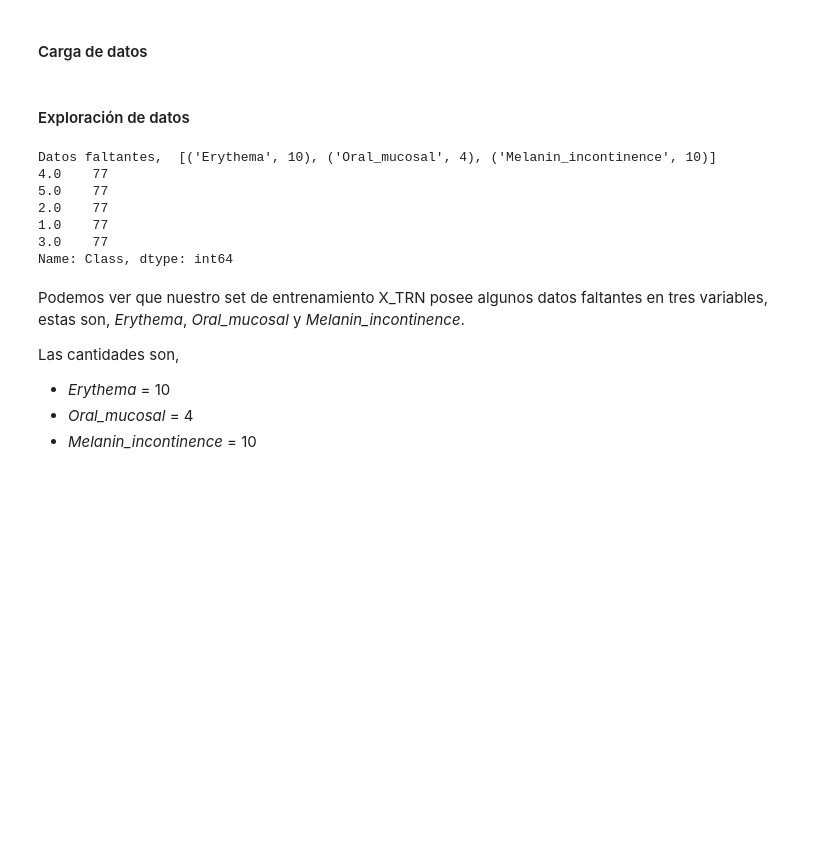
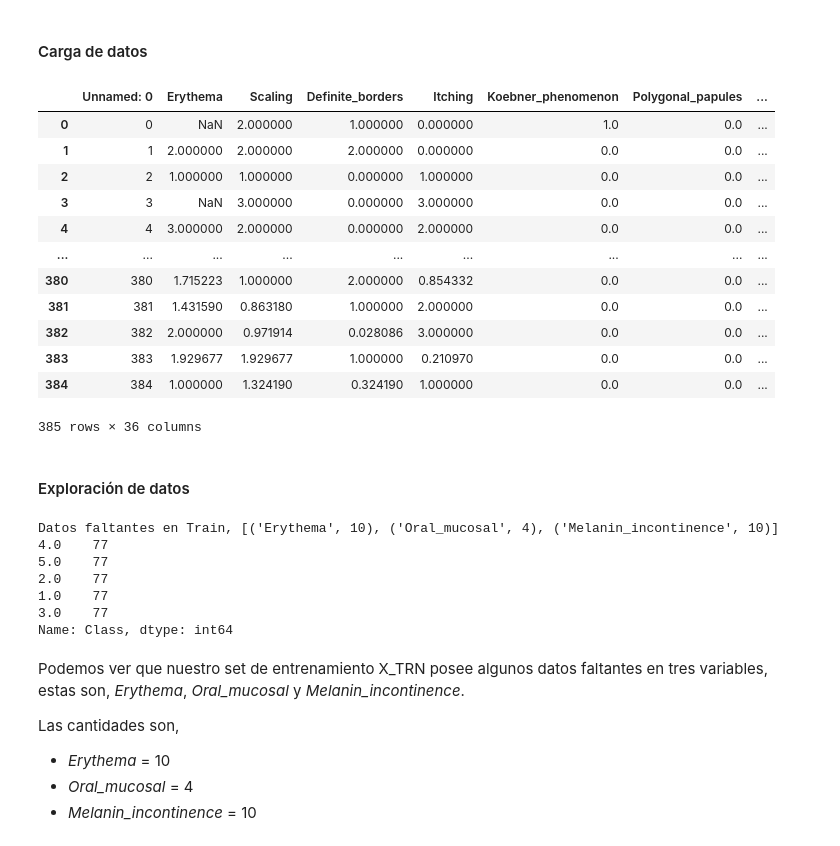
Before and after one commit to lucasbaldezzari/CursoAADoc, a Jupyter notebook: Actividades/TP 3/TP3 - Baldezzari.ipynb, the cells around one changed output. Saved outputs shown, nothing was run; the diff lists cells and outputs as text; code cells hidden in the pictures; blank space fills up the shorter version.

```diff
--- a/Actividades/TP 3/TP3 - Baldezzari.ipynb
+++ b/Actividades/TP 3/TP3 - Baldezzari.ipynb
@@ -21,38 +21,45 @@ from sklearn.metrics import precision_recall_fscore_support, accuracy_score
 import numpy as np
 import matplotlib.pyplot as plt
 import pandas as pd
 import seaborn as sea
 
 from copy import deepcopy
 
 from sklearn.model_selection import train_test_split
 from sklearn.metrics import precision_recall_fscore_support, accuracy_score
 
 from pandas_profiling import ProfileReport
 
 #### Carga de datos
 
 trn_filename = 'DERMATOLOGY_trn.csv'
 tst_filename = 'DERMATOLOGY_tst.csv'
 
 
 #---------------------
 # Carga de datos
 #---------------------
 data_trn = pd.read_csv(trn_filename, index_col=False, header=0)
 data_tst = pd.read_csv(tst_filename, index_col=False, header=0)
 
 tiposData_trn = data_trn.dtypes
 tiposdata_tst = data_tst.dtypes
 
 desc_data_trn = data_trn.describe()
 desc_data_tst = data_tst.describe()
 
-#-----------------------------------
-# Separamos patrones de etiquetas
-#-----------------------------------
-X_TRN = data_trn.iloc[:,:-1]  # Features - patrones training + validation
-Y_TRN = data_trn.iloc[:,-1]  # Clases - patrones training + validation
-
-X_tst = data_tst.iloc[:,:-1]  # Features - patrones test
-y_tst = data_tst.iloc[:,-1]  # Clases - patrones test
+data_trn
+# %% [output]
+|  | Unnamed: 0 | Erythema | Scaling | Definite_borders | Itching | Koebner_phenomenon | Polygonal_papules | ... |
+| 0 | 0 | NaN | 2.000000 | 1.000000 | 0.000000 | 1.0 | 0.0 | ... |
+| 1 | 1 | 2.000000 | 2.000000 | 2.000000 | 0.000000 | 0.0 | 0.0 | ... |
+| 2 | 2 | 1.000000 | 1.000000 | 0.000000 | 1.000000 | 0.0 | 0.0 | ... |
+| 3 | 3 | NaN | 3.000000 | 0.000000 | 3.000000 | 0.0 | 0.0 | ... |
+| 4 | 4 | 3.000000 | 2.000000 | 0.000000 | 2.000000 | 0.0 | 0.0 | ... |
+| ... | ... | ... | ... | ... | ... | ... | ... | ... |
+| 380 | 380 | 1.715223 | 1.000000 | 2.000000 | 0.854332 | 0.0 | 0.0 | ... |
+| 381 | 381 | 1.431590 | 0.863180 | 1.000000 | 2.000000 | 0.0 | 0.0 | ... |
+| 382 | 382 | 2.000000 | 0.971914 | 0.028086 | 3.000000 | 0.0 | 0.0 | ... |
+| 383 | 383 | 1.929677 | 1.929677 | 1.000000 | 0.210970 | 0.0 | 0.0 | ... |
+| 384 | 384 | 1.000000 | 1.324190 | 0.324190 | 1.000000 | 0.0 | 0.0 | ... |
+385 rows × 36 columns
@@ -65,12 +81,12 @@ y_tst = data_tst.iloc[:,-1]  # Clases - patrones test
 
 #Chequeo variables faltantes en mis datos de entrenamiento
 faltantes  = [(faltante,X_TRN[faltante].isna().sum()) for faltante in X_TRN if X_TRN[faltante].isnull().sum()]
-print("Datos faltantes, ",faltantes)
+print("Datos faltantes en Train,",faltantes)
 
 #¿Datos balanceados?
 print(Y_TRN.value_counts())
 # %% [output]
-Datos faltantes,  [('Erythema', 10), ('Oral_mucosal', 4), ('Melanin_incontinence', 10)]
+Datos faltantes en Train, [('Erythema', 10), ('Oral_mucosal', 4), ('Melanin_incontinence', 10)]
 4.0    77
 5.0    77
 2.0    77
```
Also changed, not shown: parts of 27 cells of this notebook.
